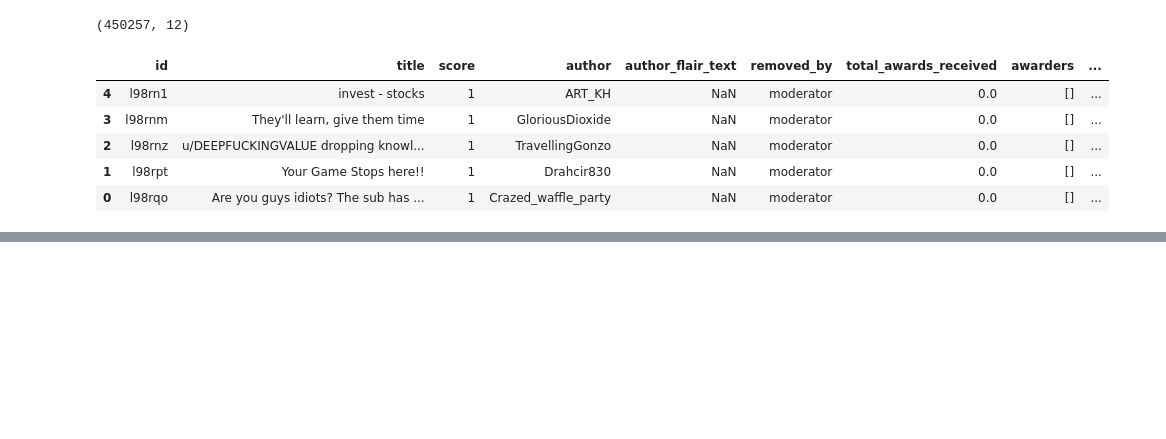
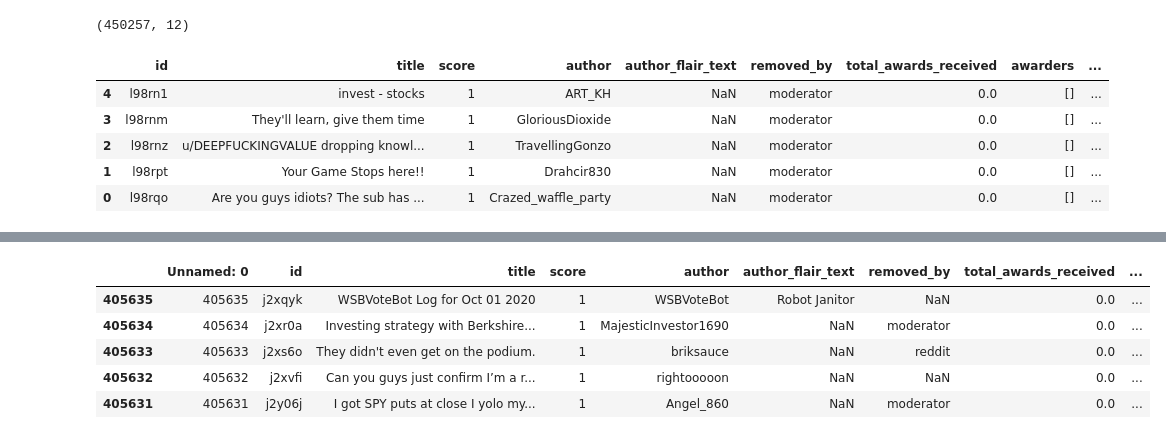
Before and after one commit to lucisaldanha/GME_project, a Jupyter notebook: report.ipynb, the cells around one changed output, grey strips where cells are left out. Saved outputs shown, nothing was run; the diff lists cells and outputs as text; code cells hidden in the pictures; blank space fills up the shorter version.

```diff
--- a/report.ipynb
+++ b/report.ipynb
@@ -320,0 +353,20 @@ reddit_wsb_aug_jan.tail()
+# %%
+# lets make a copy of this dataframe, and select the time frame we want for now
+
+# first, start dataset from October 01, 2020
+
+reddit_sa_copy = reddit_data_sa.copy()
+reddit_sa_copy = reddit_sa_copy.loc[(reddit_sa_copy['created_utc'] >= '2020-10-01')]
+
+# next, we want data until January 29, 2021
+
+reddit_sa_copy = reddit_sa_copy.loc[(reddit_sa_copy['created_utc'] < '2021-01-30')]
+
+reddit_sa_copy.head()
+# %% [output]
+|  | Unnamed: 0 | id | title | score | author | author_flair_text | removed_by | total_awards_received | ... |
+| 405635 | 405635 | j2xqyk | WSBVoteBot Log for Oct 01 2020 | 1 | WSBVoteBot | Robot Janitor | NaN | 0.0 | ... |
+| 405634 | 405634 | j2xr0a | Investing strategy with Berkshire... | 1 | MajesticInvestor1690 | NaN | moderator | 0.0 | ... |
+| 405633 | 405633 | j2xs6o | They didn't even get on the podium. | 1 | briksauce | NaN | reddit | 0.0 | ... |
+| 405632 | 405632 | j2xvfi | Can you guys just confirm I’m a r... | 1 | rightooooon | NaN | NaN | 0.0 | ... |
+| 405631 | 405631 | j2y06j | I got SPY puts at close I yolo my... | 1 | Angel_860 | NaN | moderator | 0.0 | ... |
```
Also changed, not shown: parts of 21 cells of this notebook.
